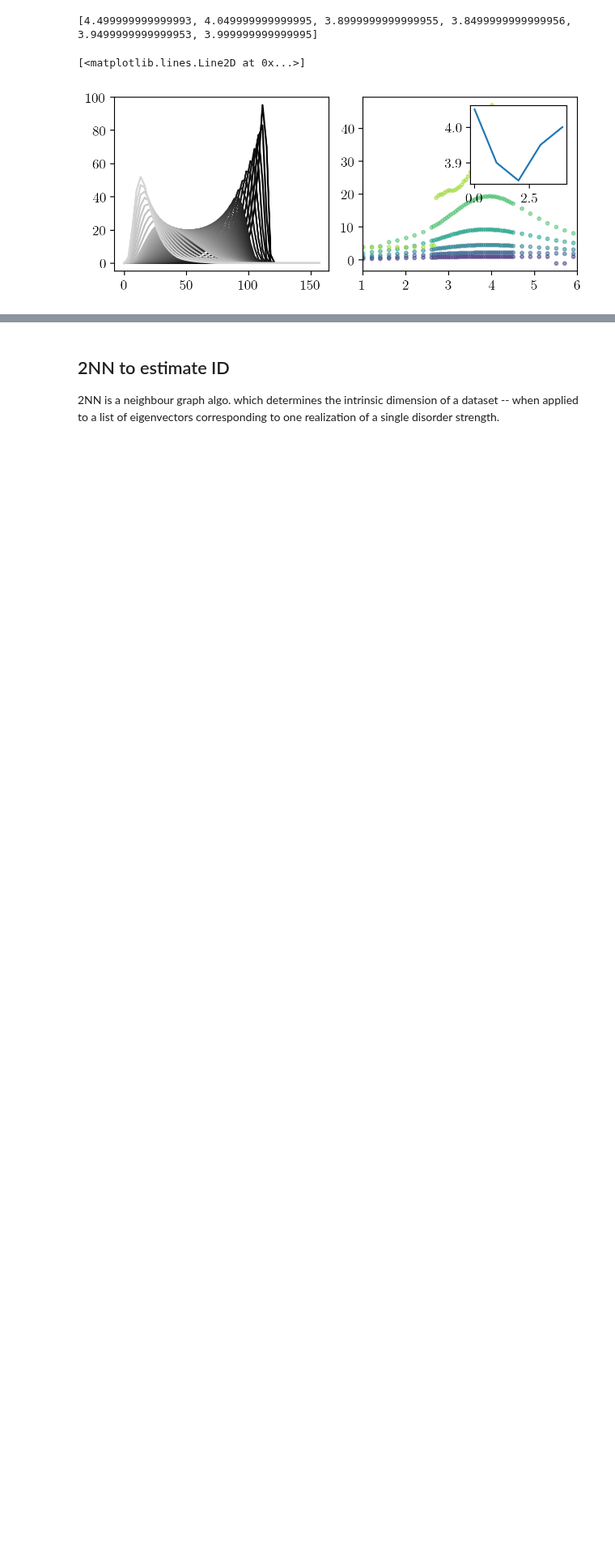
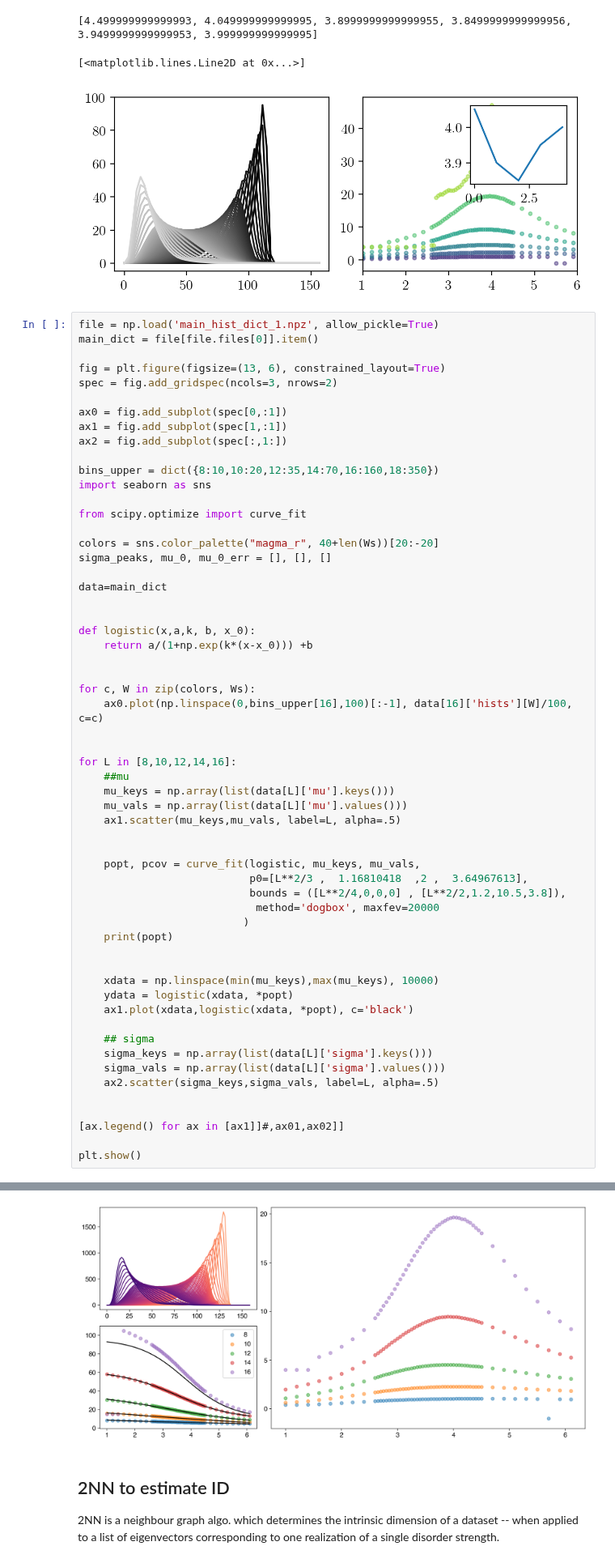
Before and after one commit to tonton-golio/mbl-intrinsicDim, a Jupyter notebook: PaperFigs.ipynb, the cells around one changed output, grey strips where cells are left out. Shown at 81% size. Drawn from its saved outputs; the diff is of its cells as text; blank space fills up the shorter version.

Commit message:
fig added: nndist, mu, sigma

```diff
--- a/PaperFigs.ipynb
+++ b/PaperFigs.ipynb
@@ -210,3 +210,62 @@ axin.plot(sigma_peaks[1:])
 [4.499999999999993, 4.049999999999995, 3.8999999999999955, 3.8499999999999956, 3.9499999999999953, 3.999999999999995]
 [<matplotlib.lines.Line2D at 0x...>]
 [figure]
+# %%
+file = np.load('main_hist_dict_1.npz', allow_pickle=True)
+main_dict = file[file.files[0]].item()
+
+fig = plt.figure(figsize=(13, 6), constrained_layout=True)
+spec = fig.add_gridspec(ncols=3, nrows=2)
+
+ax0 = fig.add_subplot(spec[0,:1])
+ax1 = fig.add_subplot(spec[1,:1])
+ax2 = fig.add_subplot(spec[:,1:])
+
+bins_upper = dict({8:10,10:20,12:35,14:70,16:160,18:350})
+import seaborn as sns
+
+from scipy.optimize import curve_fit
+
+colors = sns.color_palette("magma_r", 40+len(Ws))[20:-20]
+sigma_peaks, mu_0, mu_0_err = [], [], []
+
+data=main_dict
+
+
+def logistic(x,a,k, b, x_0):
+    return a/(1+np.exp(k*(x-x_0))) +b
+
+
+for c, W in zip(colors, Ws):
+    ax0.plot(np.linspace(0,bins_upper[16],100)[:-1], data[16]['hists'][W]/100, c=c)
+
+
+for L in [8,10,12,14,16]:
+    ##mu
+    mu_keys = np.array(list(data[L]['mu'].keys()))
+    mu_vals = np.array(list(data[L]['mu'].values()))
+    ax1.scatter(mu_keys,mu_vals, label=L, alpha=.5)
+
+
+    popt, pcov = curve_fit(logistic, mu_keys, mu_vals,
+                           p0=[L**2/3 ,  1.16810418  ,2 ,  3.64967613],
+                           bounds = ([L**2/4,0,0,0] , [L**2/2,1.2,10.5,3.8]),
+                            method='dogbox', maxfev=20000
+                          )
+    print(popt)
+
+
+    xdata = np.linspace(min(mu_keys),max(mu_keys), 10000)
+    ydata = logistic(xdata, *popt)
+    ax1.plot(xdata,logistic(xdata, *popt), c='black')
+
+    ## sigma
+    sigma_keys = np.array(list(data[L]['sigma'].keys()))
+    sigma_vals = np.array(list(data[L]['sigma'].values()))
+    ax2.scatter(sigma_keys,sigma_vals, label=L, alpha=.5)
+
+
+[ax.legend() for ax in [ax1]]#,ax01,ax02]]
+
+plt.show()
+# %% [output]
@@ -213,3 +277,4 @@ axin.plot(sigma_peaks[1:])
+[figure, added]
 # %% [markdown]
 ## 2NN to estimate ID
 2NN is a neighbour graph algo. which determines the intrinsic dimension of a dataset -- when applied to a list of eigenvectors corresponding to one realization of a single disorder strength.
```
Also changed, not shown: parts of 2 cells of this notebook.
